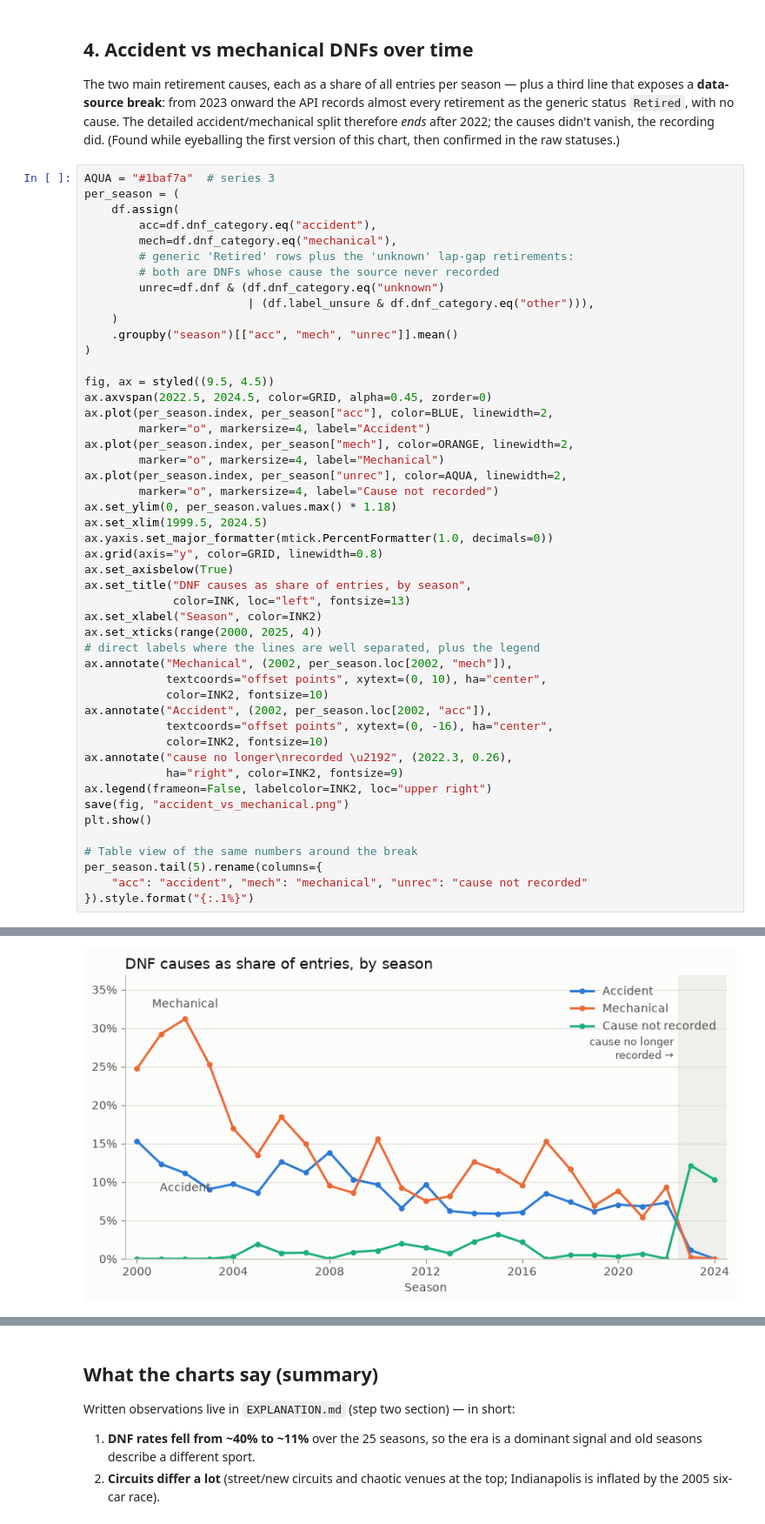
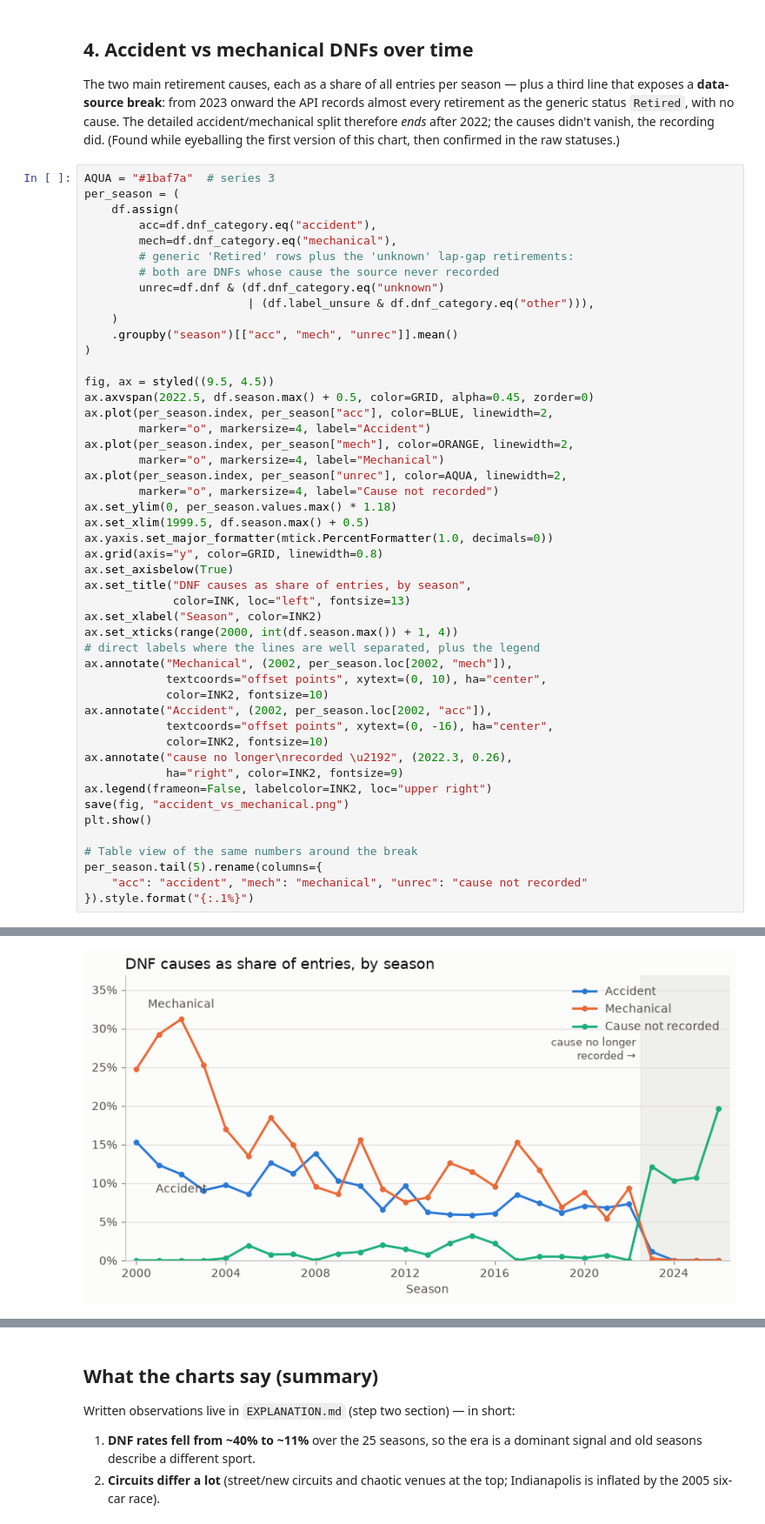
Before and after one commit to akanu2003/Formula-1-Retirement-Crash-Predictor, a Jupyter notebook: notebooks/01_exploration.ipynb, the cells around one changed output, grey strips where cells are left out. Shown at 87% size. Saved outputs shown, nothing was run; the diff lists cells and outputs as text.

```diff
--- a/notebooks/01_exploration.ipynb
+++ b/notebooks/01_exploration.ipynb
@@ -175,41 +175,41 @@ per_season = (
 )
 
 fig, ax = styled((9.5, 4.5))
-ax.axvspan(2022.5, 2024.5, color=GRID, alpha=0.45, zorder=0)
+ax.axvspan(2022.5, df.season.max() + 0.5, color=GRID, alpha=0.45, zorder=0)
 ax.plot(per_season.index, per_season["acc"], color=BLUE, linewidth=2,
         marker="o", markersize=4, label="Accident")
 ax.plot(per_season.index, per_season["mech"], color=ORANGE, linewidth=2,
         marker="o", markersize=4, label="Mechanical")
 ax.plot(per_season.index, per_season["unrec"], color=AQUA, linewidth=2,
         marker="o", markersize=4, label="Cause not recorded")
 ax.set_ylim(0, per_season.values.max() * 1.18)
-ax.set_xlim(1999.5, 2024.5)
+ax.set_xlim(1999.5, df.season.max() + 0.5)
 ax.yaxis.set_major_formatter(mtick.PercentFormatter(1.0, decimals=0))
 ax.grid(axis="y", color=GRID, linewidth=0.8)
 ax.set_axisbelow(True)
 ax.set_title("DNF causes as share of entries, by season",
              color=INK, loc="left", fontsize=13)
 ax.set_xlabel("Season", color=INK2)
-ax.set_xticks(range(2000, 2025, 4))
+ax.set_xticks(range(2000, int(df.season.max()) + 1, 4))
 # direct labels where the lines are well separated, plus the legend
 ax.annotate("Mechanical", (2002, per_season.loc[2002, "mech"]),
             textcoords="offset points", xytext=(0, 10), ha="center",
             color=INK2, fontsize=10)
 ax.annotate("Accident", (2002, per_season.loc[2002, "acc"]),
             textcoords="offset points", xytext=(0, -16), ha="center",
             color=INK2, fontsize=10)
 ax.annotate("cause no longer\nrecorded \u2192", (2022.3, 0.26),
             ha="right", color=INK2, fontsize=9)
 ax.legend(frameon=False, labelcolor=INK2, loc="upper right")
 save(fig, "accident_vs_mechanical.png")
 plt.show()
 
 # Table view of the same numbers around the break
 per_season.tail(5).rename(columns={
     "acc": "accident", "mech": "mechanical", "unrec": "cause not recorded"
 }).style.format("{:.1%}")
 # %% [output]
 saved /home/user/Formula-1-Retirement-Crash-Predictor/reports/figures/accident_vs_mechanical.png
-[figure, old version]
+[figure, new version]
 |  | accident | mechanical | cause not recorded |
 | season |  |  |  |
```
Also changed, not shown: parts of 6 cells of this notebook, 15 other files.
